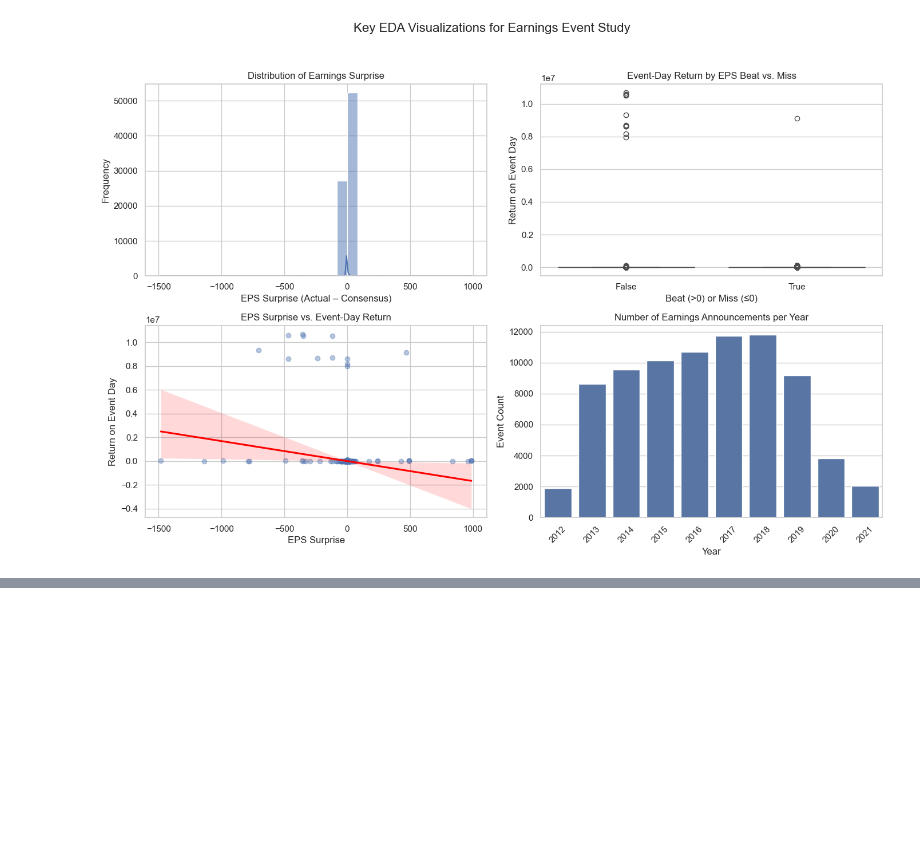
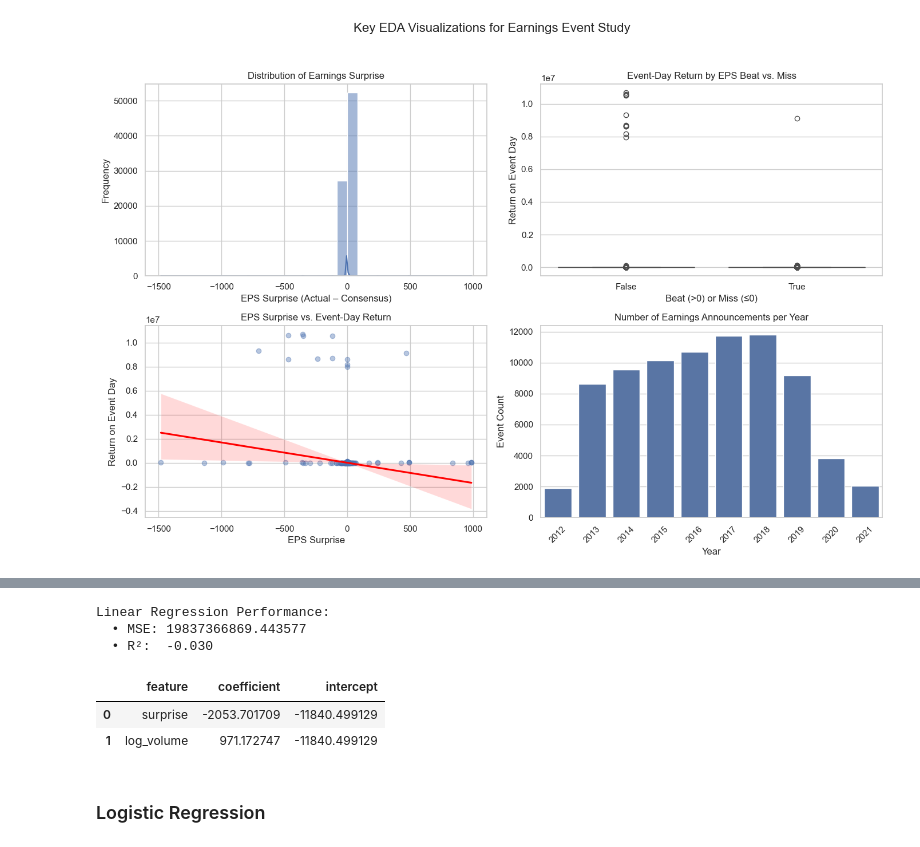
Before and after one commit to edfan1/CIS5450FinalProject, a Jupyter notebook: Notebook.ipynb, the cells around one changed output, grey strips where cells are left out. Saved outputs shown, nothing was run; the diff lists cells and outputs as text; code cells hidden in the pictures; blank space fills up the shorter version.

Commit message:
Baseline Models

```diff
--- a/Notebook.ipynb
+++ b/Notebook.ipynb
@@ -147,0 +240,54 @@ plt.show()
+# %%
+# Read Data
+df = pd.read_csv(
+    "cleaned_event_price_data.csv",
+    parse_dates=["earnings_date", "trade_date", "date"]
+)
+# %%
+# Feature Engineering
+df["surprise"] = df["actual_eps"] - df["consensus_eps"]
+df["log_volume"] = np.log1p(df["volume"])  # log(volume + 1)
+df["return"] = (df["close_adjusted"] - df["open"]) / df["open"]
+# %%
+# Drop any rows with missing values in features or target
+df_model = df.dropna(subset=["surprise", "log_volume", "return"]).copy()
+
+# --- Prepare Predictors and Target ---
+X = df_model[["surprise", "log_volume"]]
+y = df_model["return"]
+
+# --- Train/Test Split (80% train, 20% test) ---
+X_train, X_test, y_train, y_test = train_test_split(
+    X, y, test_size=0.2, random_state=42
+)
+# %%
+# --- Fit Linear Regression ---
+lr = LinearRegression()
+lr.fit(X_train, y_train)
+
+# --- Predictions and Evaluation ---
+y_pred = lr.predict(X_test)
+mse = mean_squared_error(y_test, y_pred)
+r2 = r2_score(y_test, y_pred)
+
+print("Linear Regression Performance:")
+print(f"  • MSE: {mse:.6f}")
+print(f"  • R²:  {r2:.3f}")
+# %% [output]
+Linear Regression Performance:
+  • MSE: 19837366869.443577
+  • R²:  -0.030
+# %%
+# --- Model Coefficients ---
+coeff_df = pd.DataFrame({
+    "feature": X.columns,
+    "coefficient": lr.coef_
+})
+coeff_df["intercept"] = lr.intercept_
+display(coeff_df)
+# %% [output]
+|  | feature | coefficient | intercept |
+| 0 | surprise | -2053.701709 | -11840.499129 |
+| 1 | log_volume | 971.172747 | -11840.499129 |
+# %% [markdown]
+### Logistic Regression
```
Also changed, not shown: parts of 15 cells of this notebook.
